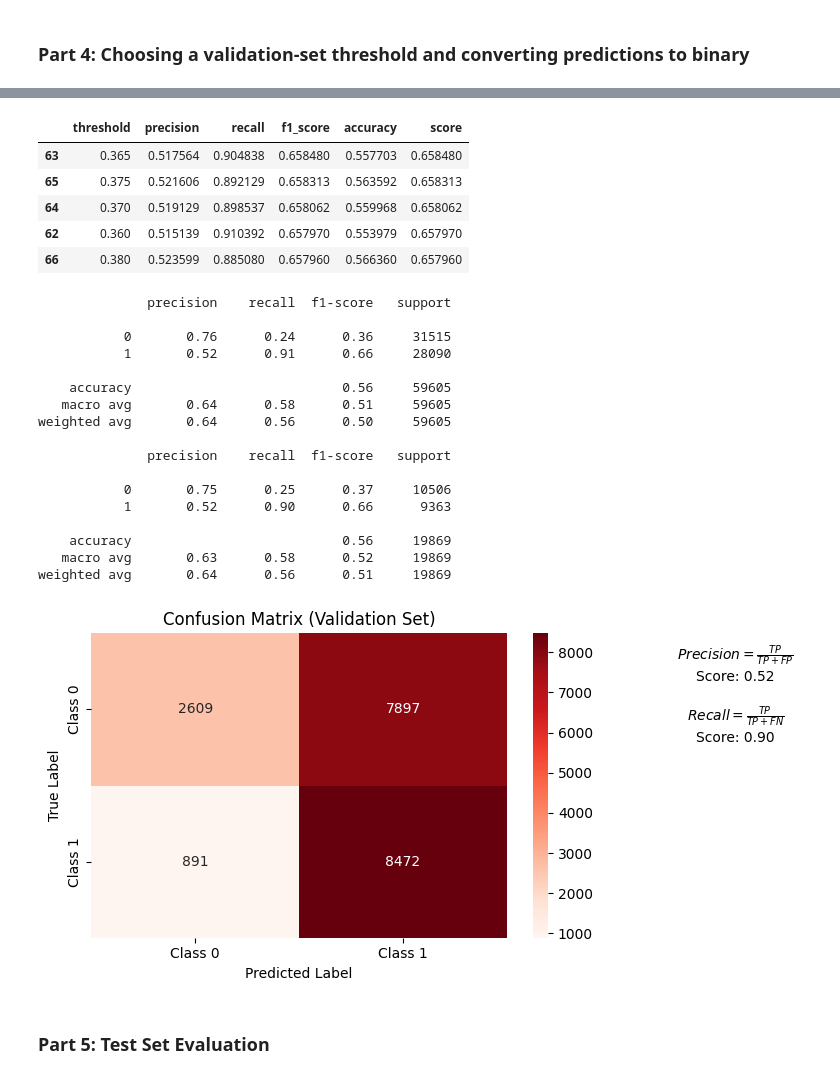
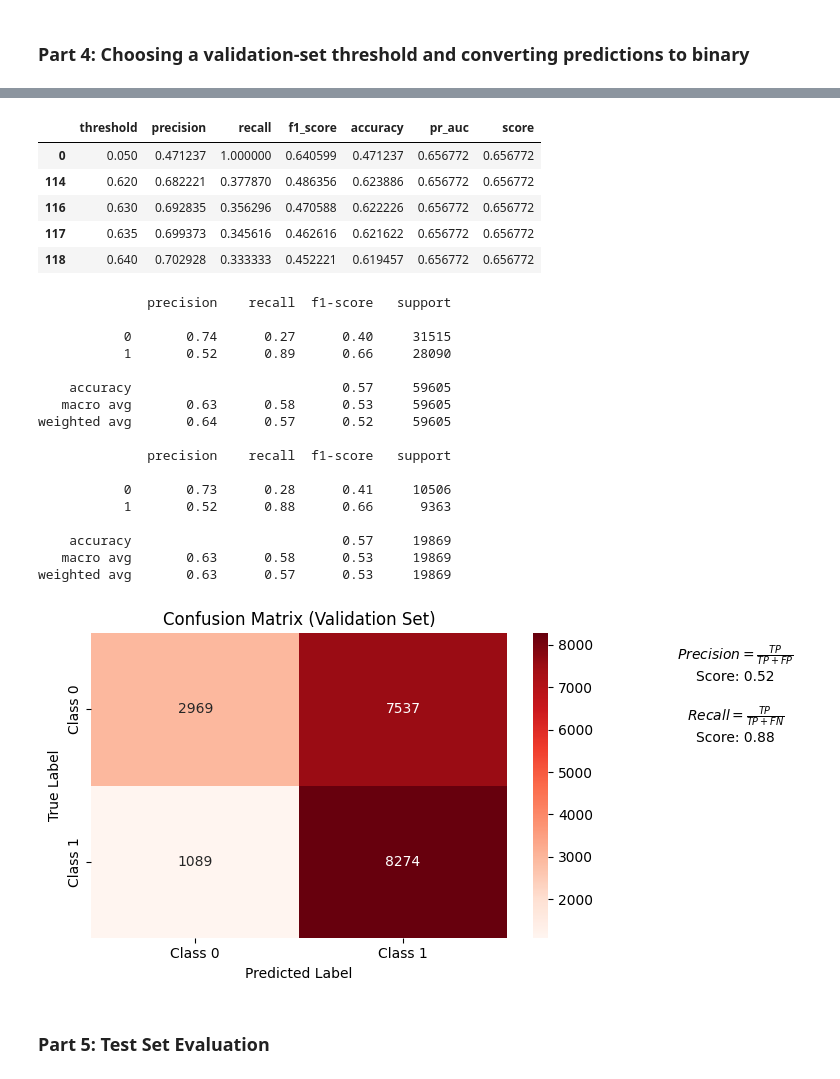
Before and after one commit to wip-0/ds207_final_project, a Jupyter notebook: notebook/DNN_selected_features/dnnv2_selected_features_vts.ipynb, the cells around one changed output, grey strips where cells are left out. Saved outputs shown, nothing was run; the diff lists cells and outputs as text; code cells hidden in the pictures.

```diff
--- a/notebook/DNN_selected_features/dnnv2_selected_features_vts.ipynb
+++ b/notebook/DNN_selected_features/dnnv2_selected_features_vts.ipynb
@@ -1028,7 +1025,7 @@ plot_model_report(history= history_fine_tuned.history)
 # %% [markdown]
 ### Part 4: Choosing a validation-set threshold and converting predictions to binary
 # %%
-def find_best_threshold(y_true, y_proba, metric='f1', min_precision=None):
+def find_best_threshold(y_true, y_proba, metric= 'f1', min_precision= None):
     """
     Finds the optimal probability threshold for binary classification based on a given metric,
     while optionally enforcing a minimum precision constraint.
@@ -1044,7 +1041,9 @@ def find_best_threshold(y_true, y_proba, metric='f1', min_precision=None):
     :param y_proba: Array-like of shape (n_samples,) containing the predicted probabilities for the positive
         class (class 1). Probabilities should be in the range [0.0, 1.0].
     :param metric: Optional string value specifying the performance metric to optimize. Default is 'f1'.
-        Allowed values include 'f1', 'precision', and 'recall'.
+        Allowed values include 'f1', 'precision', 'recall', and 'pr_auc'.
+        PR-AUC is calculated from the predicted probabilities and is therefore threshold-independent;
+        when metric='pr_auc', F1-score is used as the tie-breaker for selecting a threshold.
     :param min_precision: Optional float value specifying the minimum precision constraint. If provided,
         thresholds that result in a precision below this value will be penalized by assigning a negative
         infinity score.
@@ -1056,20 +1055,30 @@ def find_best_threshold(y_true, y_proba, metric='f1', min_precision=None):
     """
     y_true = np.asarray(y_true).ravel()
     y_proba = np.asarray(y_proba).ravel()
+    valid_metrics = {'f1', 'precision', 'recall', 'pr_auc'}
+    if metric not in valid_metrics:
+        raise ValueError(f"metric must be one of {sorted(valid_metrics)}")
+
+    # average_precision_score summarizes a precision-recall curve
+    # as the weighted mean of precisions achieved at each threshold,
+    # with the increase in recall from the previous threshold used as the weight
+    pr_auc = average_precision_score(y_true, y_proba)
     thresholds = np.linspace(0.05, 0.95, 181)
 
     rows = []
     for threshold in thresholds:
         y_pred = (y_proba >= threshold).astype(int)
-        precision = precision_score(y_true, y_pred, zero_division=0)
-        recall = recall_score(y_true, y_pred, zero_division=0)
-        f1 = f1_score(y_true, y_pred, zero_division=0)
+        precision = precision_score(y_true, y_pred, zero_division= 0)
+        recall = recall_score(y_true, y_pred, zero_division= 0)
+        f1 = f1_score(y_true, y_pred, zero_division= 0)
         accuracy = accuracy_score(y_true, y_pred)
 
         if metric == 'recall':
             score = recall
         elif metric == 'precision':
             score = precision
+        elif metric == 'pr_auc':
+            score = pr_auc
         else:
             score = f1
 
@@ -1082,11 +1091,13 @@ def find_best_threshold(y_true, y_proba, metric='f1', min_precision=None):
             'recall': recall,
             'f1_score': f1,
             'accuracy': accuracy,
+            'pr_auc': pr_auc,
             'score': score,
         })
 
     threshold_results = pd.DataFrame(rows)
-    best_row = threshold_results.sort_values('score', ascending=False).iloc[0]
+    sort_columns = ['score', 'f1_score'] if metric == 'pr_auc' else ['score']
+    best_row = threshold_results.sort_values(sort_columns, ascending=False).iloc[0]
 
     return float(best_row['threshold']), threshold_results
 # %%
@@ -1098,7 +1109,7 @@ ypred_val_proba = model_finetuned.predict(val_inputs).ravel()
 best_threshold, threshold_results = find_best_threshold(
     y_true=y_val_array,
     y_proba=ypred_val_proba,
-    metric='f1'
+    metric='pr_auc'
 )
 
 print(f'Best validation threshold: {best_threshold:.3f}')
@@ -1132,27 +1143,27 @@ Best validation threshold: 0.365
-|  | threshold | precision | recall | f1_score | accuracy | score |
-| 63 | 0.365 | 0.517564 | 0.904838 | 0.658480 | 0.557703 | 0.658480 |
-| 65 | 0.375 | 0.521606 | 0.892129 | 0.658313 | 0.563592 | 0.658313 |
-| 64 | 0.370 | 0.519129 | 0.898537 | 0.658062 | 0.559968 | 0.658062 |
-| 62 | 0.360 | 0.515139 | 0.910392 | 0.657970 | 0.553979 | 0.657970 |
-| 66 | 0.380 | 0.523599 | 0.885080 | 0.657960 | 0.566360 | 0.657960 |
+|  | threshold | precision | recall | f1_score | accuracy | pr_auc | score |
+| 0 | 0.050 | 0.471237 | 1.000000 | 0.640599 | 0.471237 | 0.656772 | 0.656772 |
+| 114 | 0.620 | 0.682221 | 0.377870 | 0.486356 | 0.623886 | 0.656772 | 0.656772 |
+| 116 | 0.630 | 0.692835 | 0.356296 | 0.470588 | 0.622226 | 0.656772 | 0.656772 |
+| 117 | 0.635 | 0.699373 | 0.345616 | 0.462616 | 0.621622 | 0.656772 | 0.656772 |
+| 118 | 0.640 | 0.702928 | 0.333333 | 0.452221 | 0.619457 | 0.656772 | 0.656772 |
               precision    recall  f1-score   support
 
-           0       0.76      0.24      0.36     31515
-           1       0.52      0.91      0.66     28090
+           0       0.74      0.27      0.40     31515
+           1       0.52      0.89      0.66     28090
 
-    accuracy                           0.56     59605
-   macro avg       0.64      0.58      0.51     59605
-weighted avg       0.64      0.56      0.50     59605
+    accuracy                           0.57     59605
+   macro avg       0.63      0.58      0.53     59605
+weighted avg       0.64      0.57      0.52     59605
 
               precision    recall  f1-score   support
 
-           0       0.75      0.25      0.37     10506
-           1       0.52      0.90      0.66      9363
+           0       0.73      0.28      0.41     10506
+           1       0.52      0.88      0.66      9363
 
-    accuracy                           0.56     19869
-   macro avg       0.63      0.58      0.52     19869
-weighted avg       0.64      0.56      0.51     19869
+    accuracy                           0.57     19869
+   macro avg       0.63      0.58      0.53     19869
+weighted avg       0.63      0.57      0.53     19869
-[figure, old version]
+[figure, new version]
 # %% [markdown]
 ### Part 5: Test Set Evaluation
 # %%
```
Also changed, not shown: parts of 14 cells of this notebook, 5 other files.
